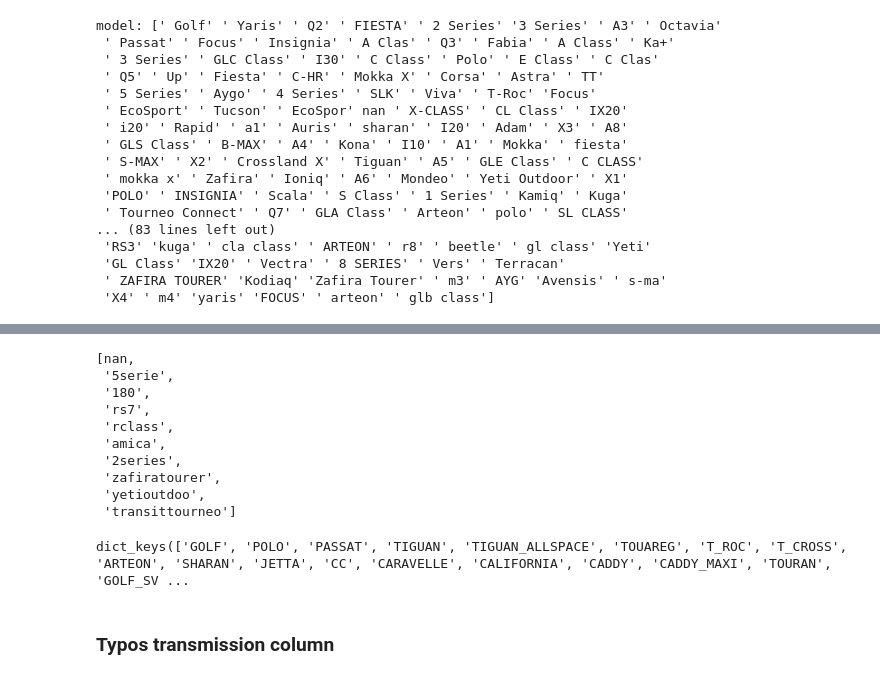
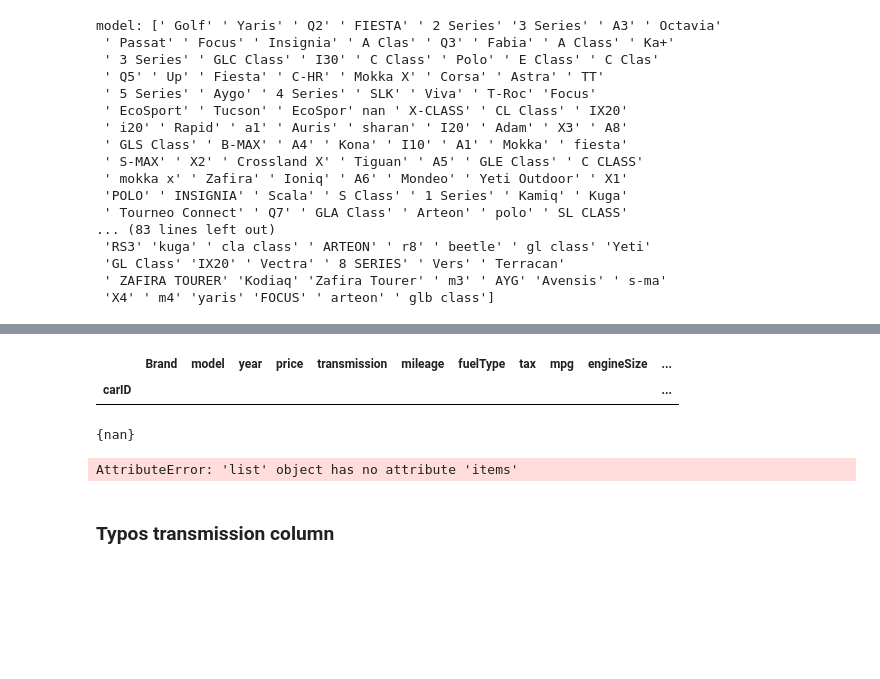
Before and after one commit to Filipesteves974/Machine-Learning-project, a Jupyter notebook: preprocessingmiguel.ipynb, the cells around one changed output, grey strips where cells are left out. Cells and saved outputs as stored; diff of their text form; code cells hidden in the pictures; blank space fills up the shorter version.

```diff
--- a/preprocessingmiguel.ipynb
+++ b/preprocessingmiguel.ipynb
@@ -671,33 +467,66 @@ car_models = {
+# %%
+df_train[df_train["model"] == "Agila"]
+# %% [output]
+|  | Brand | model | year | price | transmission | mileage | fuelType | tax | mpg | engineSize | ... |
+| carID |  |  |  |  |  |  |  |  |  |  | ... |
 # %%
-valid_list = [x.lower() for x in list(car_models.keys())]
 df_train["models"] = df_train["model"].apply(normalize_data)
-df_train["models"] = df_train["models"].apply(lambda x: correct_missing_letters(x, valid_list))
+df_train["models"] = df_train["models"].apply(lambda x: correct_missing_letters(x, valid_list_models))
 #df_train["models"].unique()
 df_test["models"] = df_test["model"].apply(normalize_data)
-df_test["models"] = df_test["models"].apply(lambda x: correct_missing_letters(x, valid_list))
+df_test["models"] = df_test["models"].apply(lambda x: correct_missing_letters(x, valid_list_models))
 df_test["models"].unique()
 
-df = pd.concat([pd.Series(df_train["models"].unique()), pd.Series(df_test["models"].unique())], ignore_index=True)
-list(df.drop_duplicates())
-list(set(list(df.drop_duplicates()))-set(valid_list))
+manual_corrections = {
+    'ka+' : 'ka',
+    'slk' : 'slkclass',
+    '7series' : 'series7',
+    '230' : 'mercedes230',
+    'yetioutdoor' : 'yeti',
+    'yetioutdoo' : 'yeti',
+    'zafiratoure' : 'zafira',
+    '220' : 'mercedes220',
+    '6series' : 'series6',
+    '4series' : 'series4',
+    'zafiratourer' : 'zafira',
+    '2series' : 'series2',
+    '1serie' : 'series1',
+    '1series' : 'series1',
+    'rclass' : 'eclass',
+    '7serie' : 'series7',
+    '180' : 'mercedes200',
+    'caddylife' : 'caddy',
+    '5series' : 'series5',
+    '5serie' : 'series5',
+    '3series' : 'series3',
+    '6serie' : 'series6',
+    '3serie' : 'series3',
+    '2serie' : 'series2',
+    '4serie' : 'series4',
+    '200' : 'mercedes200',
+    'sl' : 'slclass',
+    'transittourneo' : 'tourneoconnect',
+    'amica' : 'agila',
+    'mokkax' : 'mokka',
+    'caddymaxilife' : 'caddymaxi',
+    '8series' : 'series8',
+    'versos' : 'verso',
+    'caddymaxilif' : 'caddymaxi',
+    '8serie' : 'series8',
+    'rs7' : 'rs6'
+}
+df_test["models"] = df_test["models"].replace(manual_corrections)
+df_train["models"] = df_train["models"].replace(manual_corrections)
+set(df_train["models"])-set(valid_list_models)
 # %% [output]
-[nan,
- '5serie',
- '180',
- 'rs7',
- 'rclass',
- 'amica',
- '2series',
- 'zafiratourer',
- 'yetioutdoo',
- 'transittourneo']
+{nan}
 # %%
-for model, typos in car_models.items():
+for model, typos in car_models
     df_train['model'] = df_train['model'].apply(lambda x: model if x in typos else x )
     df_test['model'] = df_test['model'].apply(lambda x: model if x in typos else x )
 set(set(df_test['model'])-set(df_train['model']))
 # %% [output]
-dict_keys(['GOLF', 'POLO', 'PASSAT', 'TIGUAN', 'TIGUAN_ALLSPACE', 'TOUAREG', 'T_ROC', 'T_CROSS', 'ARTEON', 'SHARAN', 'JETTA', 'CC', 'CARAVELLE', 'CALIFORNIA', 'CADDY', 'CADDY_MAXI', 'TOURAN', 'GOLF_SV ...
+AttributeError: 'list' object has no attribute 'items'
 # %% [markdown]
 ### Typos transmission column
 # %%
```
Also changed, not shown: parts of 6 cells of this notebook.
